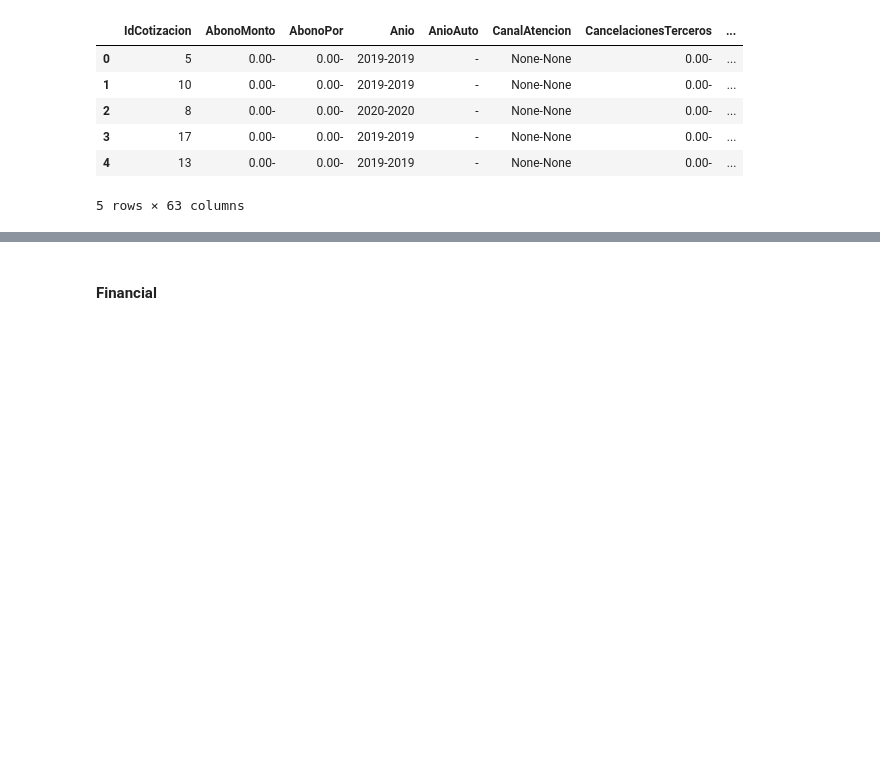
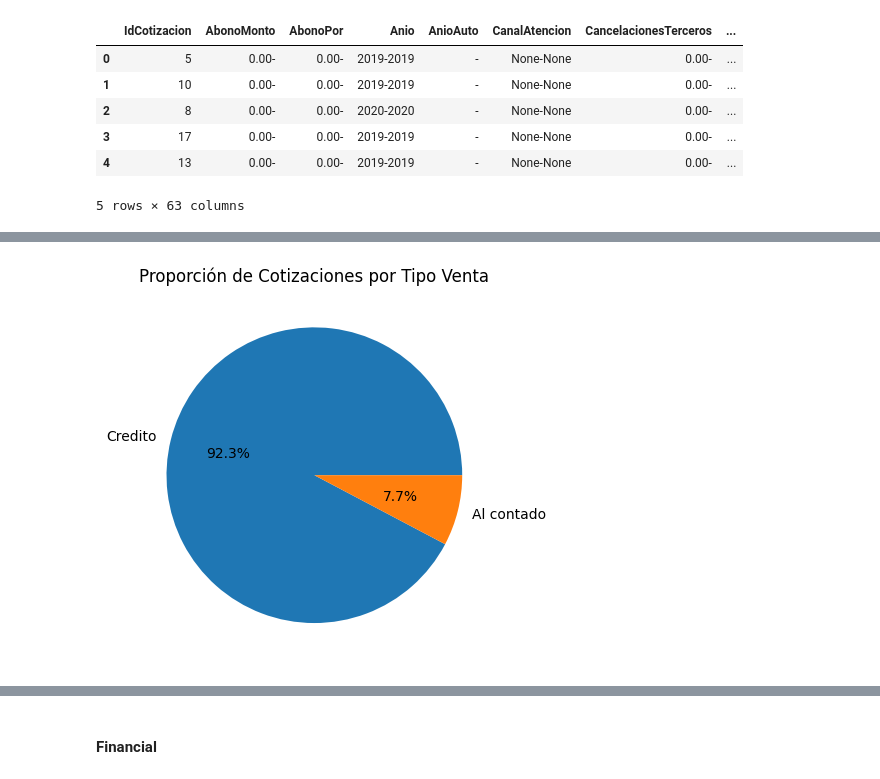
Before and after one commit to einjunge99/ETL, a Jupyter notebook: CreditFactory_v3_0_(Precalificación).ipynb, the cells around one changed output, grey strips where cells are left out. Saved outputs shown, nothing was run; the diff lists cells and outputs as text; code cells hidden in the pictures; blank space fills up the shorter version.

```diff
--- a/CreditFactory_v3_0_(Precalificación).ipynb
+++ b/CreditFactory_v3_0_(Precalificación).ipynb
@@ -1117,0 +1209,15 @@ raw_product['Marca'] = raw_product['Marca'].str.split('-').str[0]
+# %%
+estado_counts = silver_product['TipoVenta'].value_counts().sort_values(ascending=False)
+
+# Calculate the total number of cotizaciones
+total_cotizaciones = len(silver_product)
+
+# Calculate the proportion for each 'EstadoCotizacion' value
+estado_proportions = estado_counts / total_cotizaciones
+
+# Create a pie chart to visualize the proportions
+plt.pie(estado_proportions, labels=estado_proportions.index, autopct='%1.1f%%')
+plt.title('Proporción de Cotizaciones por Tipo Venta')
+plt.show()
+# %% [output]
+[figure, added]
```
Also changed, not shown: parts of 59 cells of this notebook.
